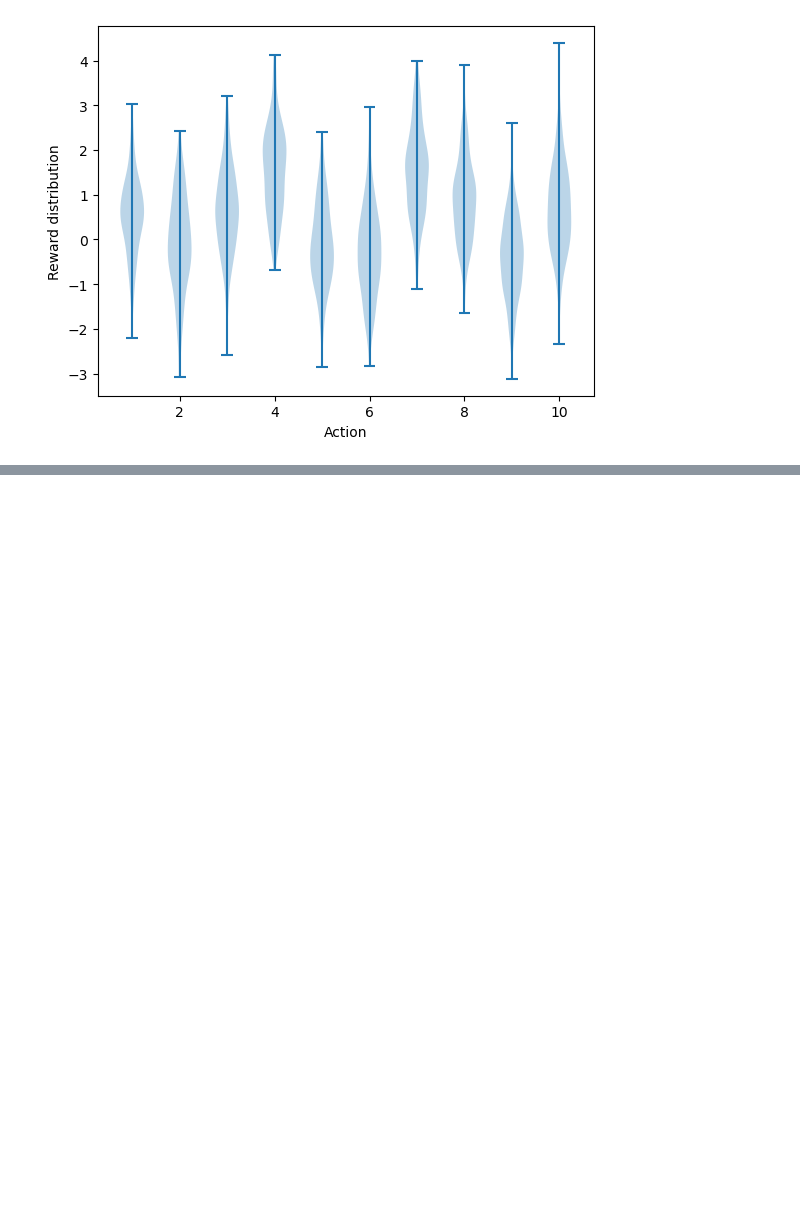
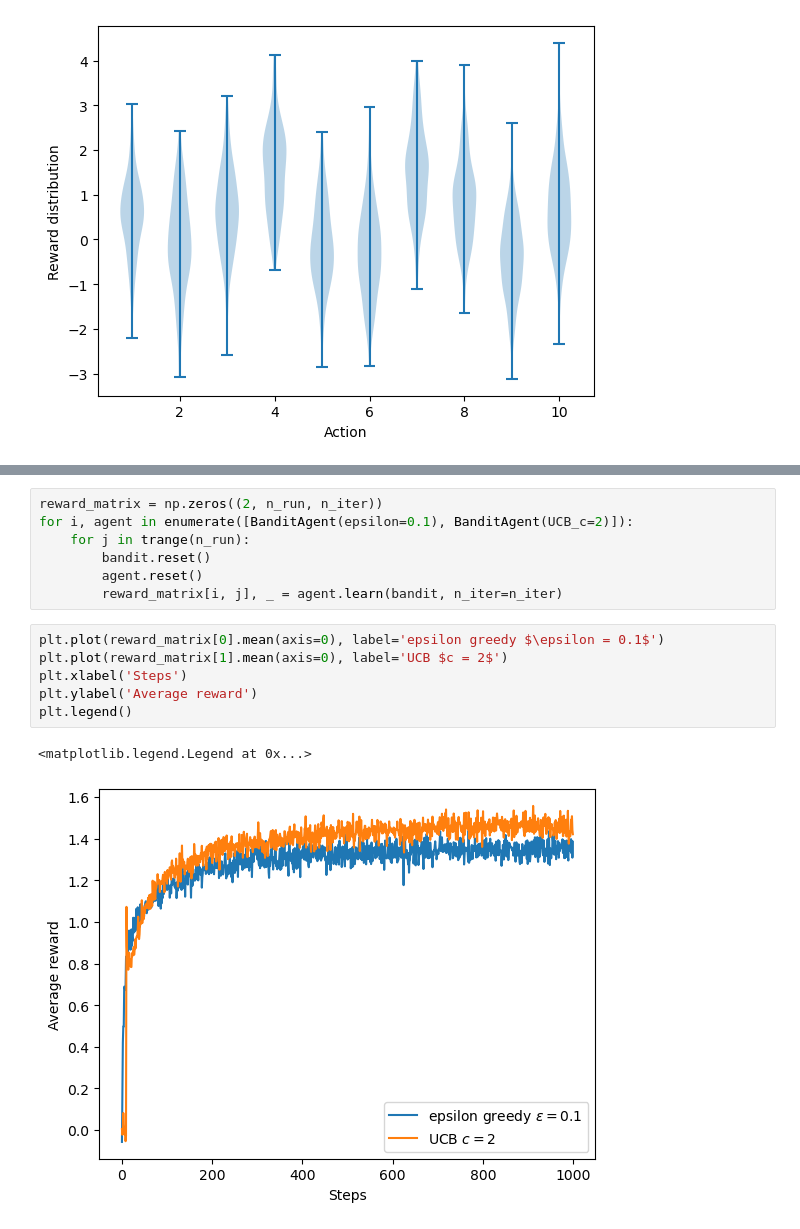
Before and after one commit to BaleChen/RL-course-material, a Jupyter notebook: notebooks/multi-armed-bandits.ipynb, the cells around one changed output, grey strips where cells are left out. Saved outputs shown, nothing was run; the diff lists cells and outputs as text; blank space fills up the shorter version.

```diff
--- a/notebooks/multi-armed-bandits.ipynb
+++ b/notebooks/multi-armed-bandits.ipynb
@@ -125,0 +138,16 @@ plt.legend()
+# %%
+reward_matrix = np.zeros((2, n_run, n_iter))
+for i, agent in enumerate([BanditAgent(epsilon=0.1), BanditAgent(UCB_c=2)]):
+    for j in trange(n_run):
+        bandit.reset()
+        agent.reset()
+        reward_matrix[i, j], _ = agent.learn(bandit, n_iter=n_iter)
+# %%
+plt.plot(reward_matrix[0].mean(axis=0), label='epsilon greedy $\epsilon = 0.1$')
+plt.plot(reward_matrix[1].mean(axis=0), label='UCB $c = 2$')
+plt.xlabel('Steps')
+plt.ylabel('Average reward')
+plt.legend()
+# %% [output]
+<matplotlib.legend.Legend at 0x...>
+[figure, added]
```
Also changed, not shown: parts of 5 cells of this notebook.
